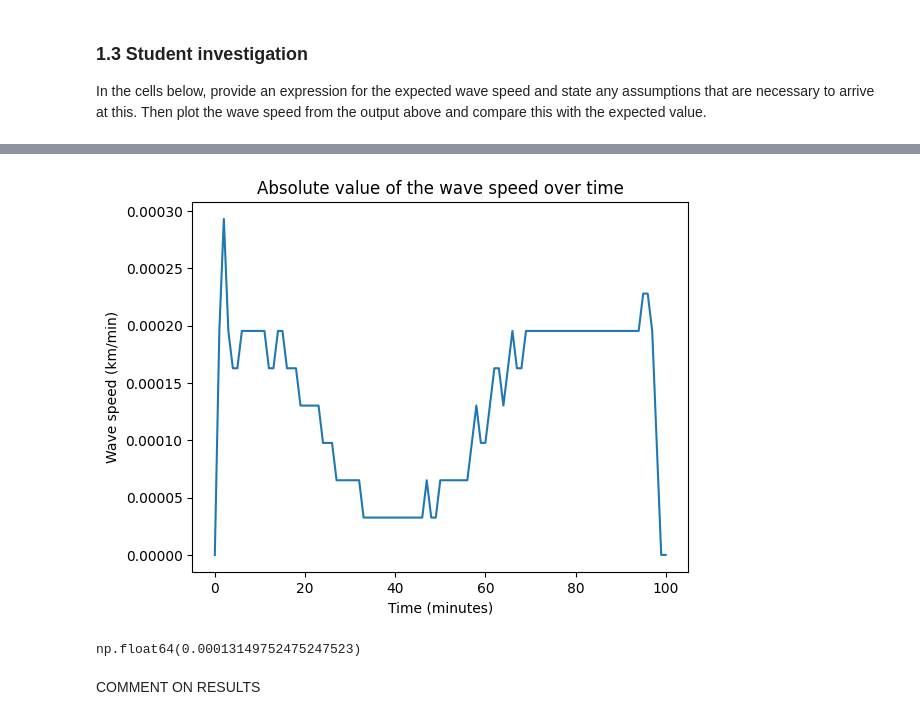
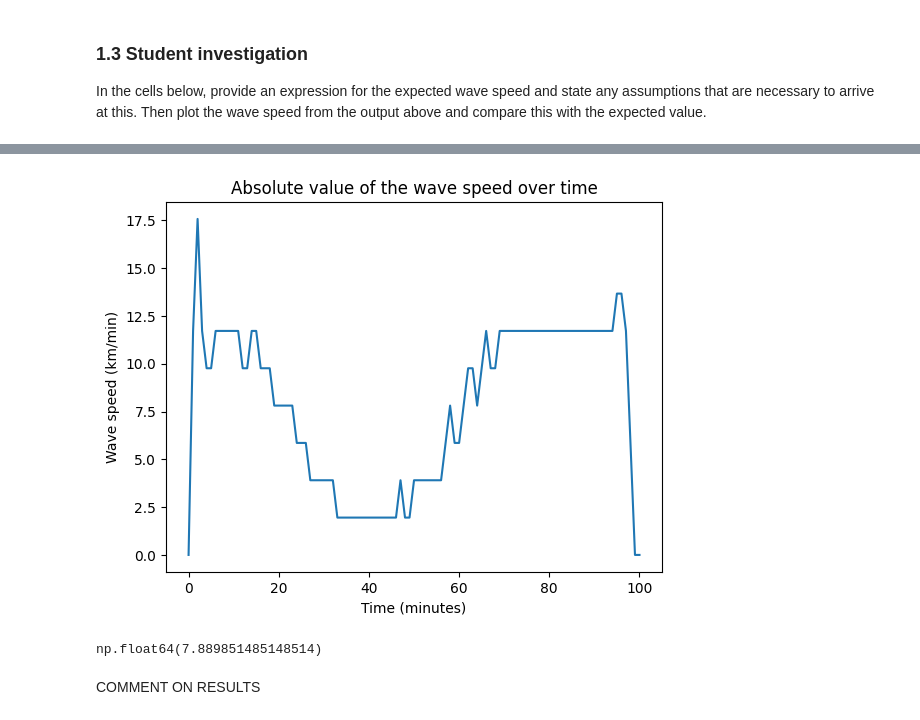
Before and after one commit to isabelgilchristmiller/QCES, a Jupyter notebook: Project3_tsunami.ipynb, the cells around one changed output, grey strips where cells are left out. Drawn from its saved outputs; the diff is of its cells as text; code cells hidden in the pictures.

```diff
--- a/Project3_tsunami.ipynb
+++ b/Project3_tsunami.ipynb
@@ -171,7 +171,9 @@ snapshots.add_task(h, name='h')
 snapshots.add_task(u, name='u')
 
 h.change_scales(1)
-h_save = [np.copy(h['g'])]; t_save = [solver.sim_time]; # Save the initial condition and the initial time
+h_save = [np.copy(h['g'])] # Save the initial condition
+t_save = [solver.sim_time] # Save the initial time
+
 # Main loop
 try:
     logger.info('Starting main loop')
@@ -184,8 +186,8 @@ try:
 except:
     logger.error('Exception raised, triggering end of main loop.')
     raise
-finally:
-    solver.log_stats()
+#finally:
+    #solver.log_stats()
 
 h_save=np.array(h_save) # convert h_save to an np.array type to allow data slicing
 # %% [output]
@@ -272,0 +274,10 @@ plt.show()
+# %%
+# then, to work out the wave speed, we must track the point of maximum wave height
+h_max_coordinate = x[np.argmax(h_save_left_wave, axis=1)]
+
+# we can visualise this...
+plt.plot(h_max_coordinate, t_save_mins)
+plt.title('Waves maximum height position over time')
+plt.xlabel('Wave position (km)')
+plt.ylabel('Time (minutes)')
+plt.show()
@@ -273,18 +286,19 @@ plt.show()
 # %%
-# now looking at the absolute value of the wave speed over time
-wave_speed = np.abs(np.gradient(h_max_coordinate)/(60*1000))
+# now we can use the tracking of the maximum wave height to calculate the wave speed
+wave_speed = np.gradient(h_max_coordinate)
 
+# again we can see this visually...
 plt.plot(t_save_mins, wave_speed)
 plt.title('Absolute value of the wave speed over time')
 plt.xlabel('Time (minutes)')
 plt.ylabel('Wave speed (km/min)')
 plt.show()
 # %% [output]
-[figure, old version]
+[figure, new version]
 # %%
 np.mean(wave_speed)
 # %% [output]
-np.float64(0.00013149752475247523)
+np.float64(7.889851485148514)
 # %% [markdown]
 COMMENT ON RESULTS
 # %% [markdown]
```
Also changed, not shown: parts of 15 cells of this notebook.
